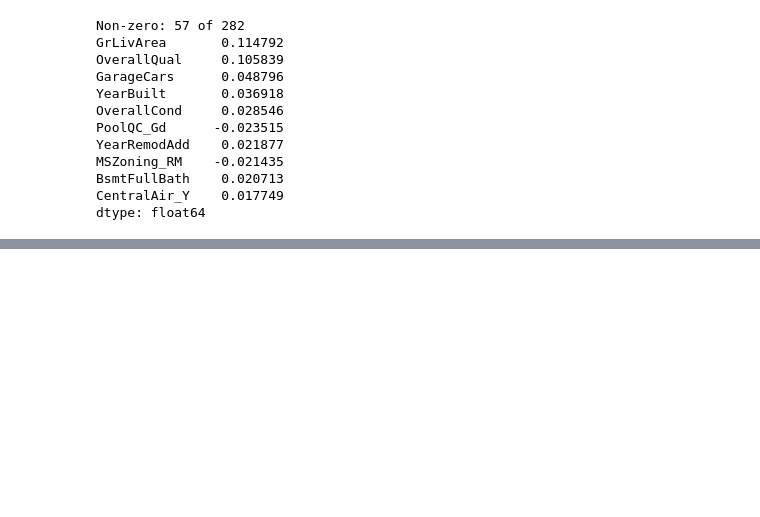
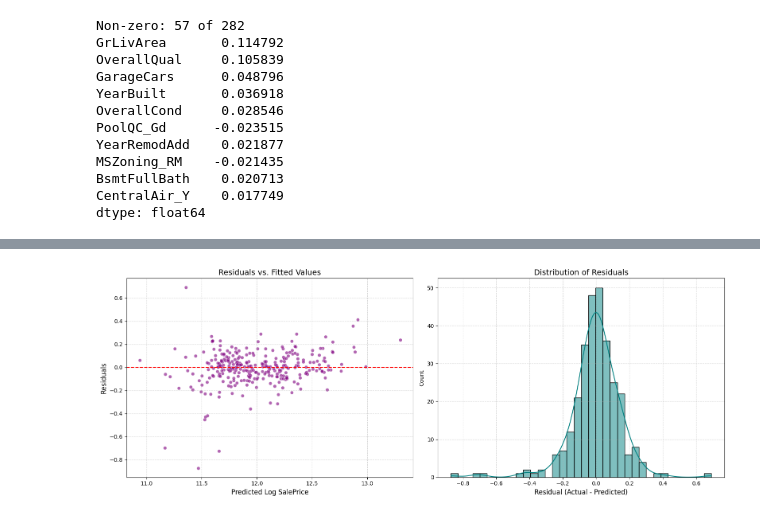
Before and after one commit to ITERE001/House-prediction-model, a Jupyter notebook: House_predictions_scikit_learn.ipynb, the cells around one changed output, grey strips where cells are left out. Saved outputs shown, nothing was run; the diff lists cells and outputs as text; code cells hidden in the pictures; blank space fills up the shorter version.

```diff
--- a/House_predictions_scikit_learn.ipynb
+++ b/House_predictions_scikit_learn.ipynb
@@ -250,0 +277,23 @@ dtype: float64
+# %%
+residuals = y_test - lasso_pred
+
+fig, axes = plt.subplots(1, 2, figsize=(16, 6))
+
+# 1. Residuals vs Fitted values
+sns.scatterplot(x=lasso_pred, y=residuals, ax=axes[0], alpha=0.6, color='purple')
+axes[0].axhline(0, color='red', linestyle='--', linewidth=1.5)
+axes[0].set_title('Residuals vs. Fitted Values', fontsize=14)
+axes[0].set_xlabel('Predicted Log SalePrice', fontsize=12)
+axes[0].set_ylabel('Residuals', fontsize=12)
+axes[0].grid(True, linestyle='--', alpha=0.5)
+
+# 2. Histogram of Residuals
+sns.histplot(residuals, kde=True, ax=axes[1], color='teal')
+axes[1].set_title('Distribution of Residuals', fontsize=14)
+axes[1].set_xlabel('Residual (Actual - Predicted)', fontsize=12)
+axes[1].grid(True, linestyle='--', alpha=0.5)
+
+plt.tight_layout()
+plt.show()
+# %% [output]
+[figure, added]
```
Also changed, not shown: parts of 5 cells of this notebook.
